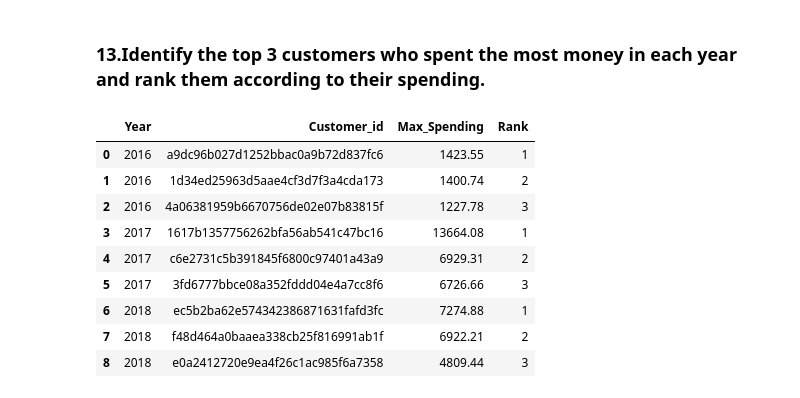
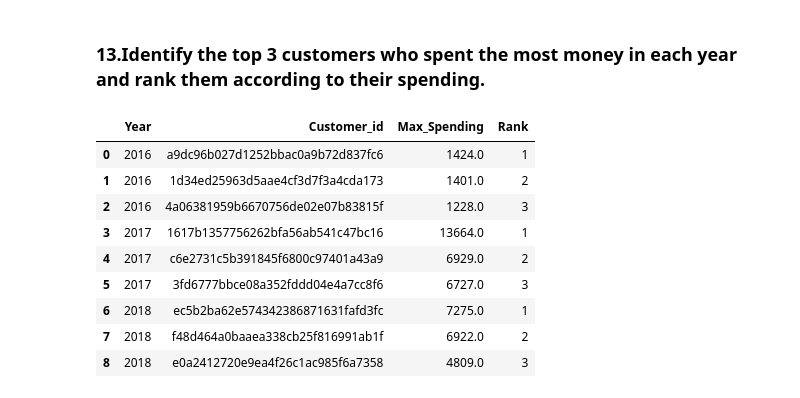
Before and after one commit to Manish81103/python-Sql-Customers_Dataset, a Jupyter notebook: Queries_Analysis.ipynb, the cells around one changed output. Drawn from its saved outputs; the diff is of its cells as text; code cells hidden in the pictures.

```diff
--- a/Queries_Analysis.ipynb
+++ b/Queries_Analysis.ipynb
@@ -371,30 +372,30 @@ df.head()
 # %%
 query="""select *
 from
-(select year(ord.order_purchase_timestamp) year,ord.customer_id,round(sum(pys.payment_value),2) as max_spending,
+(select year(ord.order_purchase_timestamp) year,ord.customer_id,round(sum(pys.payment_value),0) as max_spending,
 dense_rank() over(partition by year(ord.order_purchase_timestamp)
 order by sum(pys.payment_value) desc) d_rank
 from orders ord
 join payments pys
 on ord.order_id = pys.order_id
 group by 1,2
 order by 1 asc) t
 where d_rank <=3;"""
 
 cur.execute(query)
 
 data=cur.fetchall()
 
 df=pd.DataFrame(data,columns=['Year', 'Customer_id','Max_Spending','Rank'])
 df
 # %% [output]
 |  | Year | Customer_id | Max_Spending | Rank |
-| 0 | 2016 | a9dc96b027d1252bbac0a9b72d837fc6 | 1423.55 | 1 |
-| 1 | 2016 | 1d34ed25963d5aae4cf3d7f3a4cda173 | 1400.74 | 2 |
-| 2 | 2016 | 4a06381959b6670756de02e07b83815f | 1227.78 | 3 |
-| 3 | 2017 | 1617b1357756262bfa56ab541c47bc16 | 13664.08 | 1 |
-| 4 | 2017 | c6e2731c5b391845f6800c97401a43a9 | 6929.31 | 2 |
-| 5 | 2017 | 3fd6777bbce08a352fddd04e4a7cc8f6 | 6726.66 | 3 |
-| 6 | 2018 | ec5b2ba62e574342386871631fafd3fc | 7274.88 | 1 |
-| 7 | 2018 | f48d464a0baaea338cb25f816991ab1f | 6922.21 | 2 |
-| 8 | 2018 | e0a2412720e9ea4f26c1ac985f6a7358 | 4809.44 | 3 |
+| 0 | 2016 | a9dc96b027d1252bbac0a9b72d837fc6 | 1424.0 | 1 |
+| 1 | 2016 | 1d34ed25963d5aae4cf3d7f3a4cda173 | 1401.0 | 2 |
+| 2 | 2016 | 4a06381959b6670756de02e07b83815f | 1228.0 | 3 |
+| 3 | 2017 | 1617b1357756262bfa56ab541c47bc16 | 13664.0 | 1 |
+| 4 | 2017 | c6e2731c5b391845f6800c97401a43a9 | 6929.0 | 2 |
+| 5 | 2017 | 3fd6777bbce08a352fddd04e4a7cc8f6 | 6727.0 | 3 |
+| 6 | 2018 | ec5b2ba62e574342386871631fafd3fc | 7275.0 | 1 |
+| 7 | 2018 | f48d464a0baaea338cb25f816991ab1f | 6922.0 | 2 |
+| 8 | 2018 | e0a2412720e9ea4f26c1ac985f6a7358 | 4809.0 | 3 |
```
Also changed, not shown: parts of 2 cells of this notebook, 3 other files.
